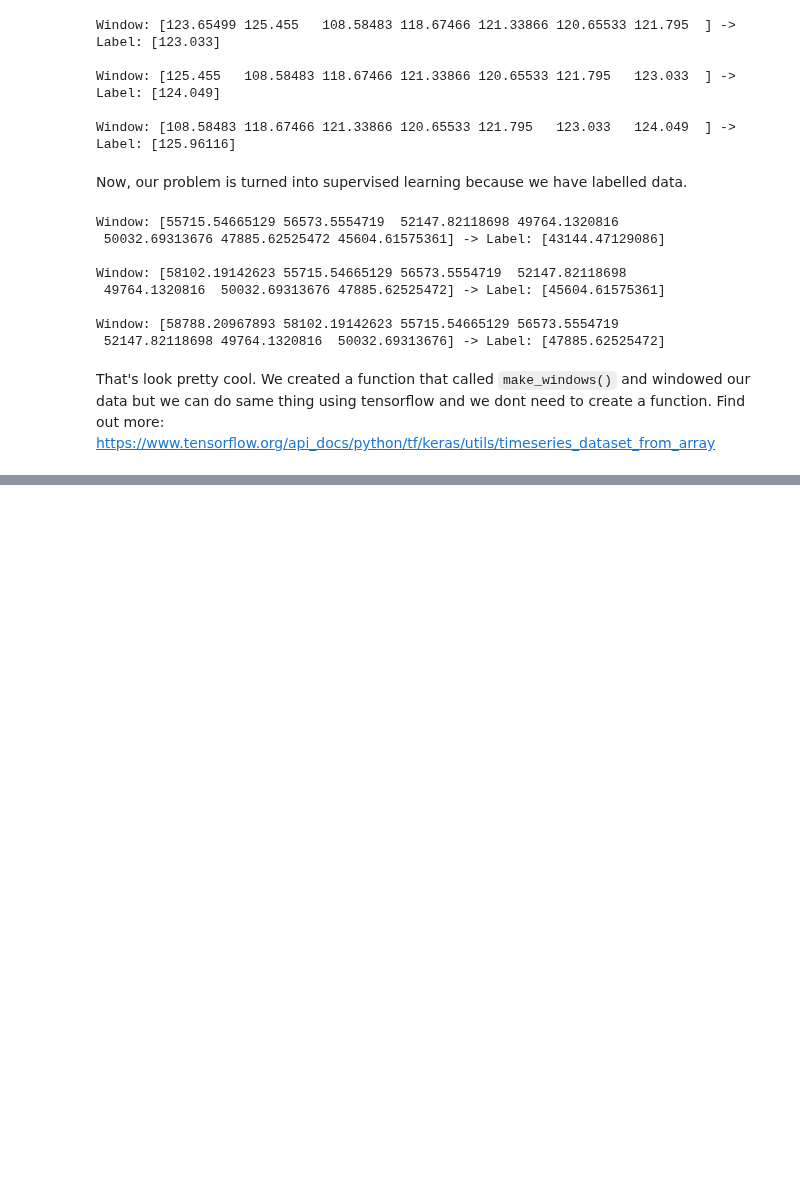
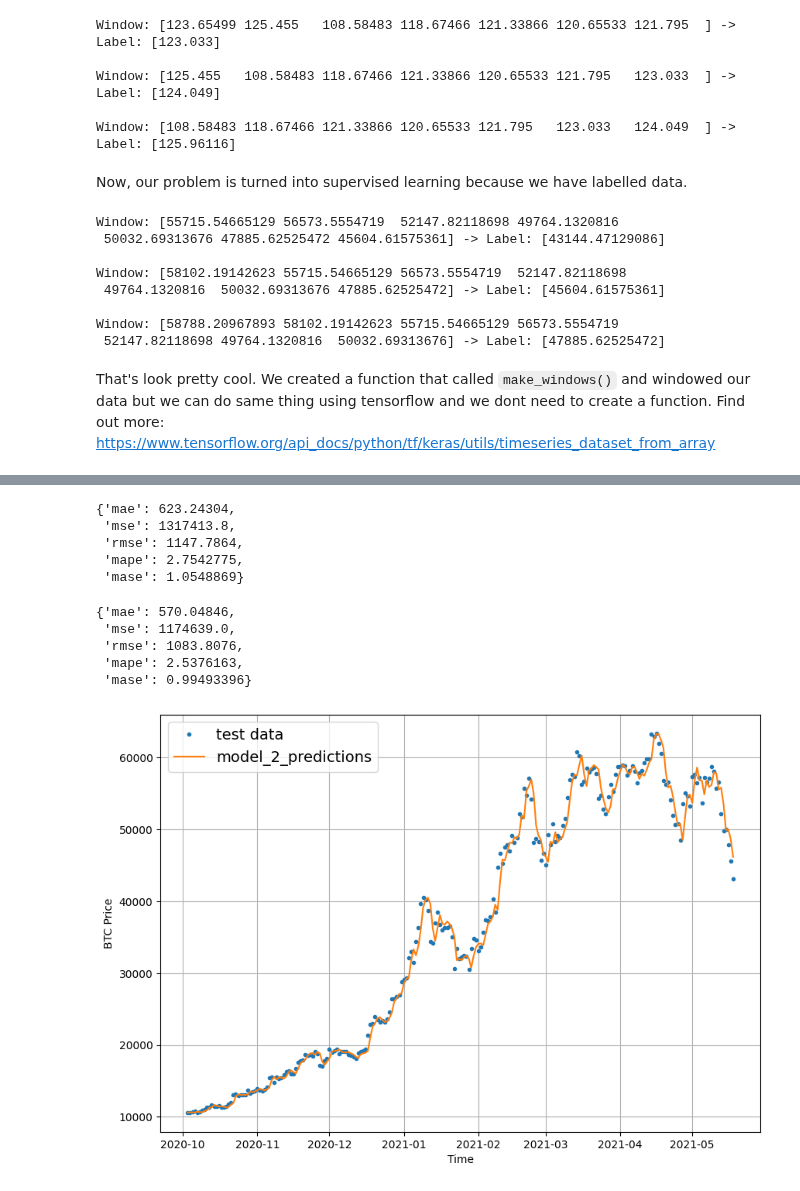
Before and after one commit to SedatParlak/tensorflow, a Jupyter notebook: 10_time_series_forecasting_with_tensorflow.ipynb, the cells around one changed output, grey strips where cells are left out. Drawn from its saved outputs; the diff is of its cells as text; code cells hidden in the pictures; blank space fills up the shorter version.

```diff
--- a/10_time_series_forecasting_with_tensorflow.ipynb
+++ b/10_time_series_forecasting_with_tensorflow.ipynb
@@ -501,0 +690,6 @@ That's look pretty cool. We created a function that called `make_windows()` and
+# %%
+# Make train and testing windows
+train_windows, test_windows, train_labels, test_labels = make_train_test_splits(windows=full_windows,
+                                                                                labels=full_labels,
+                                                                                test_split=0.2)
+len(train_windows), len(test_windows), len(train_labels), len(test_labels)
@@ -501,0 +774,4 @@ That's look pretty cool. We created a function that called `make_windows()` and
+# %%
+# Load in the best performing model
+model_2 = tf.keras.models.load_model('model_experiments/model_2_dense')
+model_2.evaluate(test_windows, test_labels)
@@ -501,0 +781,4 @@ That's look pretty cool. We created a function that called `make_windows()` and
+# %%
+# Get forecast predictions
+model_2_preds = make_preds(model=model_2,
+                           input_data=test_windows)
@@ -501,0 +787,35 @@ That's look pretty cool. We created a function that called `make_windows()` and
+# %%
+# Evaluate the results of model 2
+model_2_results = evaluate_preds(y_true=tf.squeeze(test_labels),
+                                 y_pred=model_2_preds)
+model_2_results
+# %% [output]
+{'mae': 623.24304,
+ 'mse': 1317413.8,
+ 'rmse': 1147.7864,
+ 'mape': 2.7542775,
+ 'mase': 1.0548869}
+# %%
+# Remind the model 1 results
+model_1_results
+# %% [output]
+{'mae': 570.04846,
+ 'mse': 1174639.0,
+ 'rmse': 1083.8076,
+ 'mape': 2.5376163,
+ 'mase': 0.99493396}
+# %%
+# Let's plot out model 2 predictions
+offset = 300
+plt.figure(figsize=(10, 7))
+plot_time_series(timesteps=X_test[-len(test_windows):],
+                 values=test_labels[:, 0],
+                 start=offset,
+                 label='test data')
+plot_time_series(timesteps=X_test[-len(test_windows):],
+                 values=model_2_preds,
+                 start=offset,
+                 format='-',
+                 label='model_2_predictions')
+# %% [output]
+[figure, added]
```
Also changed, not shown: parts of 30 cells of this notebook.
